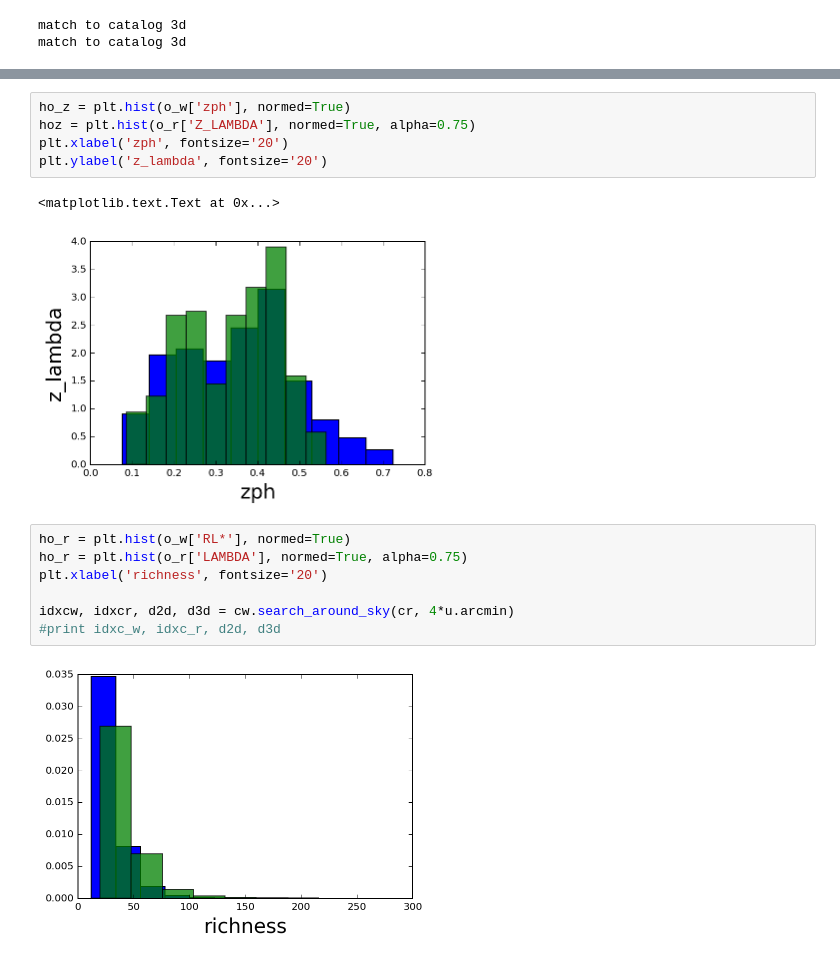
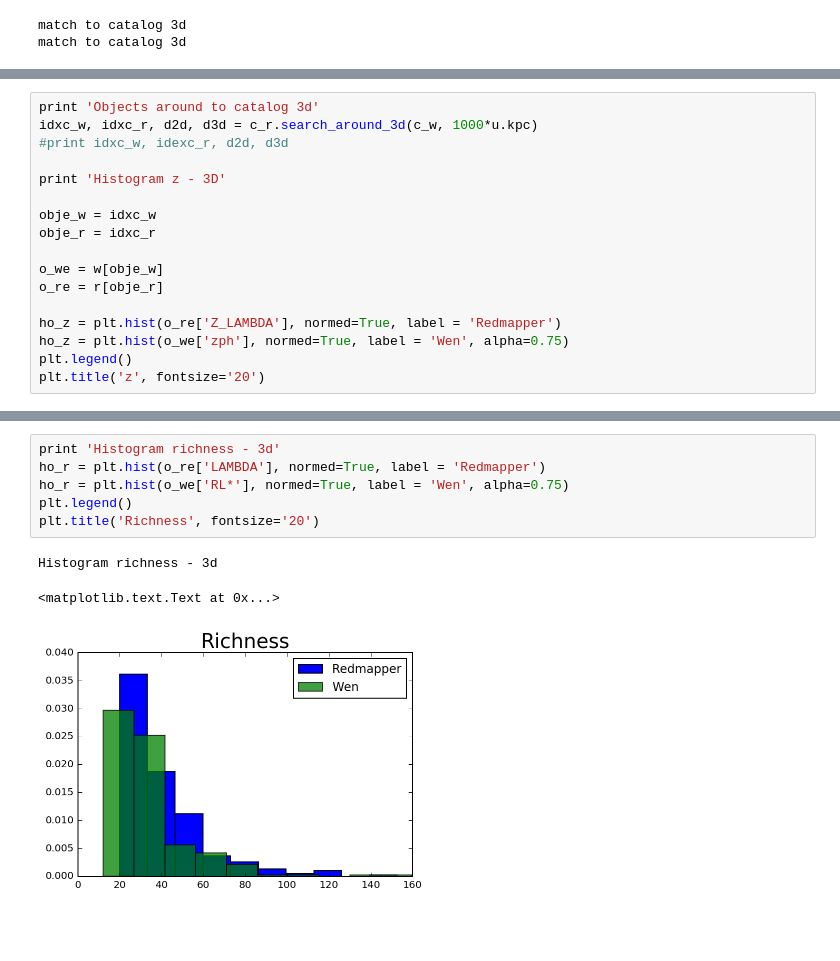
Before and after one commit to clusteron/comparison, a Jupyter notebook: table.ipynb, the cells around one changed output, grey strips where cells are left out. Saved outputs shown, nothing was run; the diff lists cells and outputs as text; blank space fills up the shorter version.

```diff
--- a/table.ipynb
+++ b/table.ipynb
@@ -165,0 +208,17 @@ Objects around to catalog sky
+# %%
+print 'Objects around to catalog 3d'
+idxc_w, idxc_r, d2d, d3d = c_r.search_around_3d(c_w, 1000*u.kpc)
+#print idxc_w, idexc_r, d2d, d3d
+
+print 'Histogram z - 3D'
+
+obje_w = idxc_w
+obje_r = idxc_r
+
+o_we = w[obje_w]
+o_re = r[obje_r]
+
+ho_z = plt.hist(o_re['Z_LAMBDA'], normed=True, label = 'Redmapper')
+ho_z = plt.hist(o_we['zph'], normed=True, label = 'Wen', alpha=0.75)
+plt.legend()
+plt.title('z', fontsize='20')
@@ -166,17 +243,10 @@ Objects around to catalog sky
 # %%
-ho_z = plt.hist(o_w['zph'], normed=True)
-hoz = plt.hist(o_r['Z_LAMBDA'], normed=True, alpha=0.75)
-plt.xlabel('zph', fontsize='20')
-plt.ylabel('z_lambda', fontsize='20')
+print 'Histogram richness - 3d'
+ho_r = plt.hist(o_re['LAMBDA'], normed=True, label = 'Redmapper')
+ho_r = plt.hist(o_we['RL*'], normed=True, label = 'Wen', alpha=0.75)
+plt.legend()
+plt.title('Richness', fontsize='20')
 # %% [output]
-<matplotlib.text.Text at 0x...>
+Histogram richness - 3d
+<matplotlib.text.Text at 0x...>
-[figure, old version]
+[figure, new version]
-# %%
-ho_r = plt.hist(o_w['RL*'], normed=True)
-ho_r = plt.hist(o_r['LAMBDA'], normed=True, alpha=0.75)
-plt.xlabel('richness', fontsize='20')
-
-idxcw, idxcr, d2d, d3d = cw.search_around_sky(cr, 4*u.arcmin)
-#print idxc_w, idxc_r, d2d, d3d
-# %% [output]
-[figure, removed]
```
Also changed, not shown: parts of 14 cells of this notebook.
